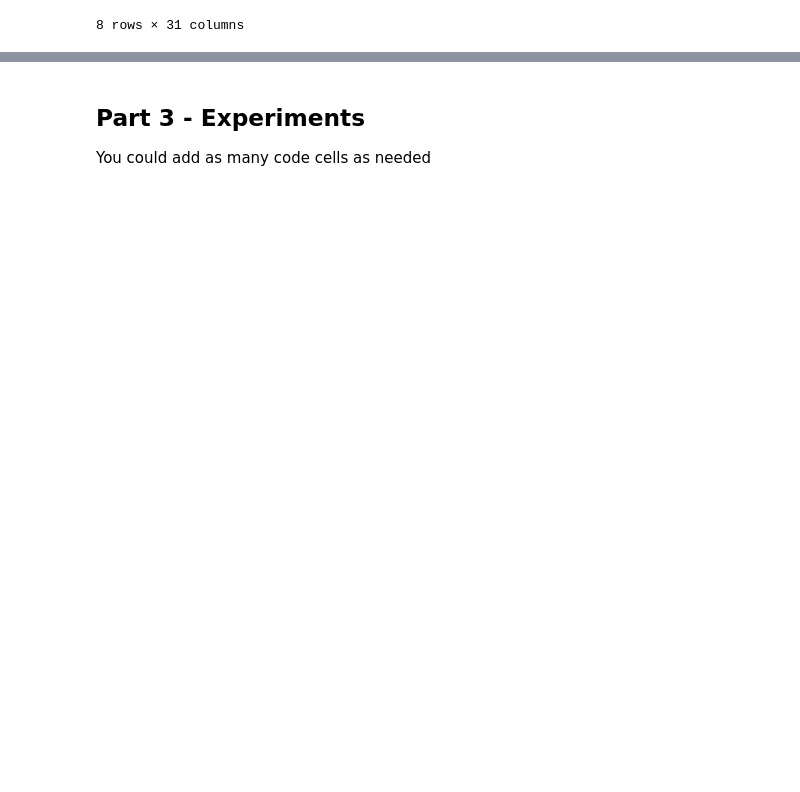
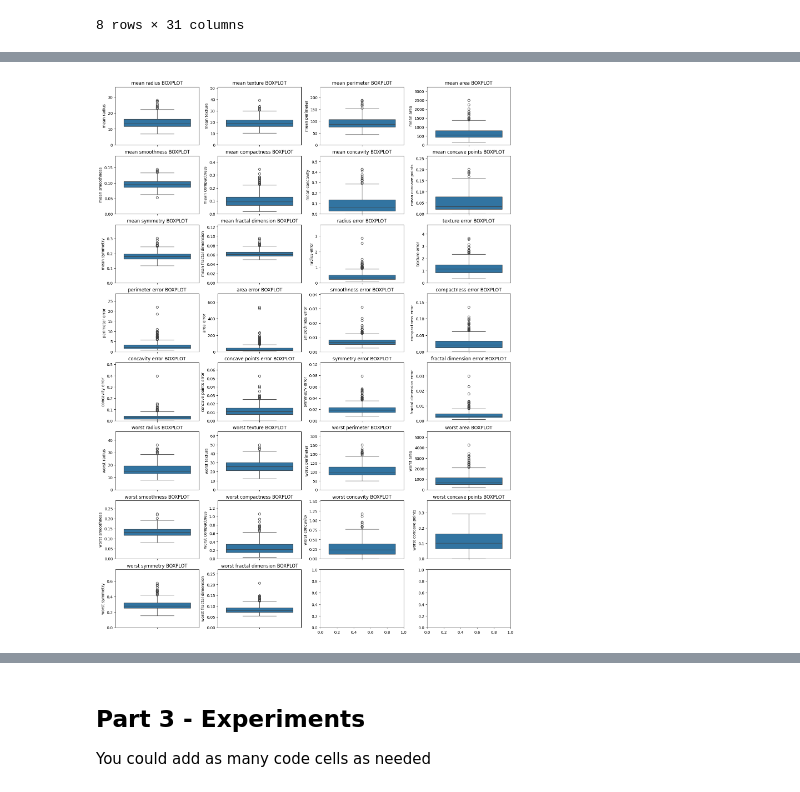
Before and after one commit to Omri212/ML_course_final_project, a Jupyter notebook: Assignment2_supervised_learning_flow.ipynb, the cells around one changed output, grey strips where cells are left out. Saved outputs shown, nothing was run; the diff lists cells and outputs as text; code cells hidden in the pictures; blank space fills up the shorter version.

```diff
--- a/Assignment2_supervised_learning_flow.ipynb
+++ b/Assignment2_supervised_learning_flow.ipynb
@@ -94,15 +101,17 @@ for col in df_train:
 # %%
 fig, axes = plt.subplots(8, 4, figsize=(15, 20), constrained_layout=True)
 
-for i, col in enumerate(df_train):
+for i, col in enumerate(df_train.drop(columns={'target'})):
     row = i // 4
     col_num = i % 4
     ax = axes[row, col_num]
 
     sns.boxplot(y=df_train[col], ax=ax)
     ax.set_title(f'{col} BOXPLOT')
     ax.set_ylim(bottom=0, top=df_train[col].max() * 1.30)
 
 plt.show()
+# %% [output]
+[figure, added]
 # %%
 
```
Also changed, not shown: parts of 44 cells of this notebook.
